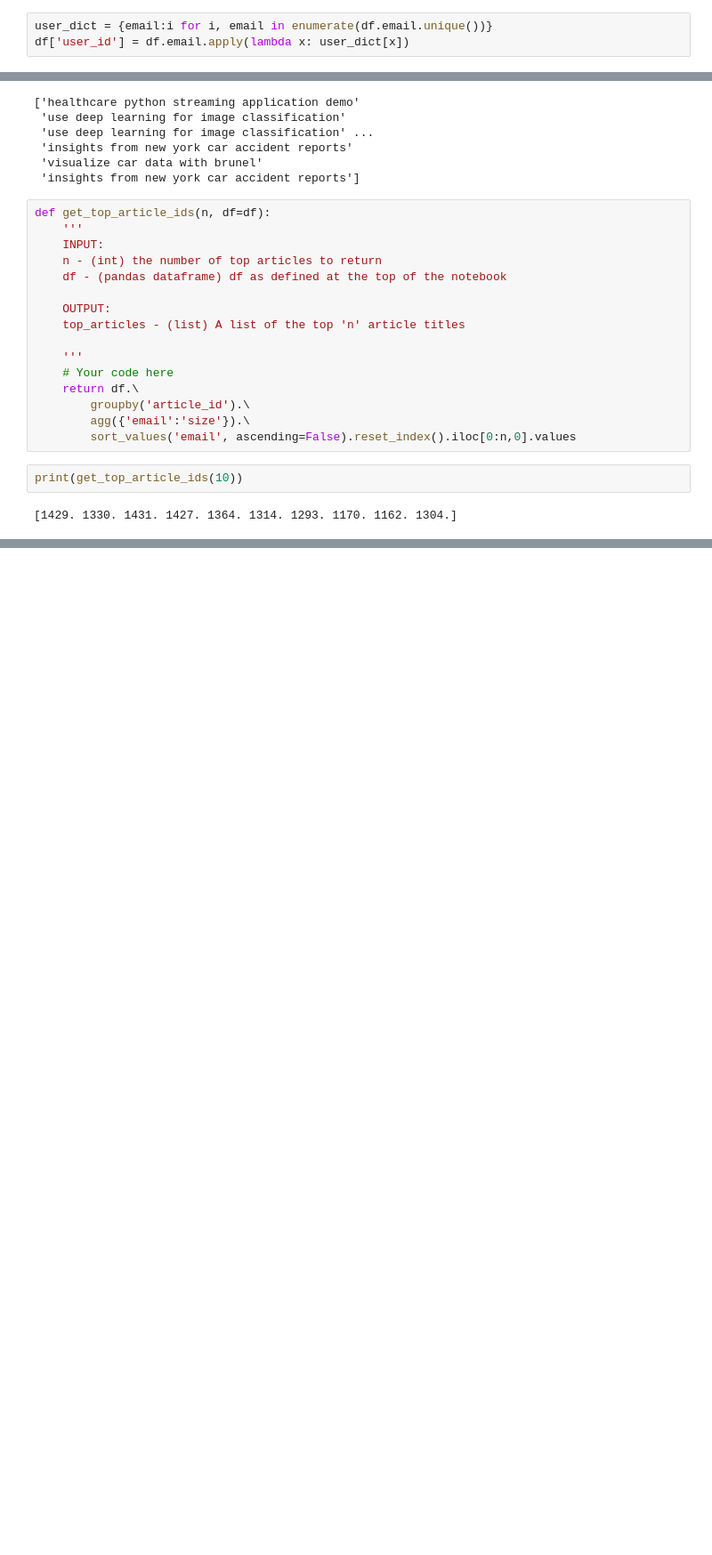
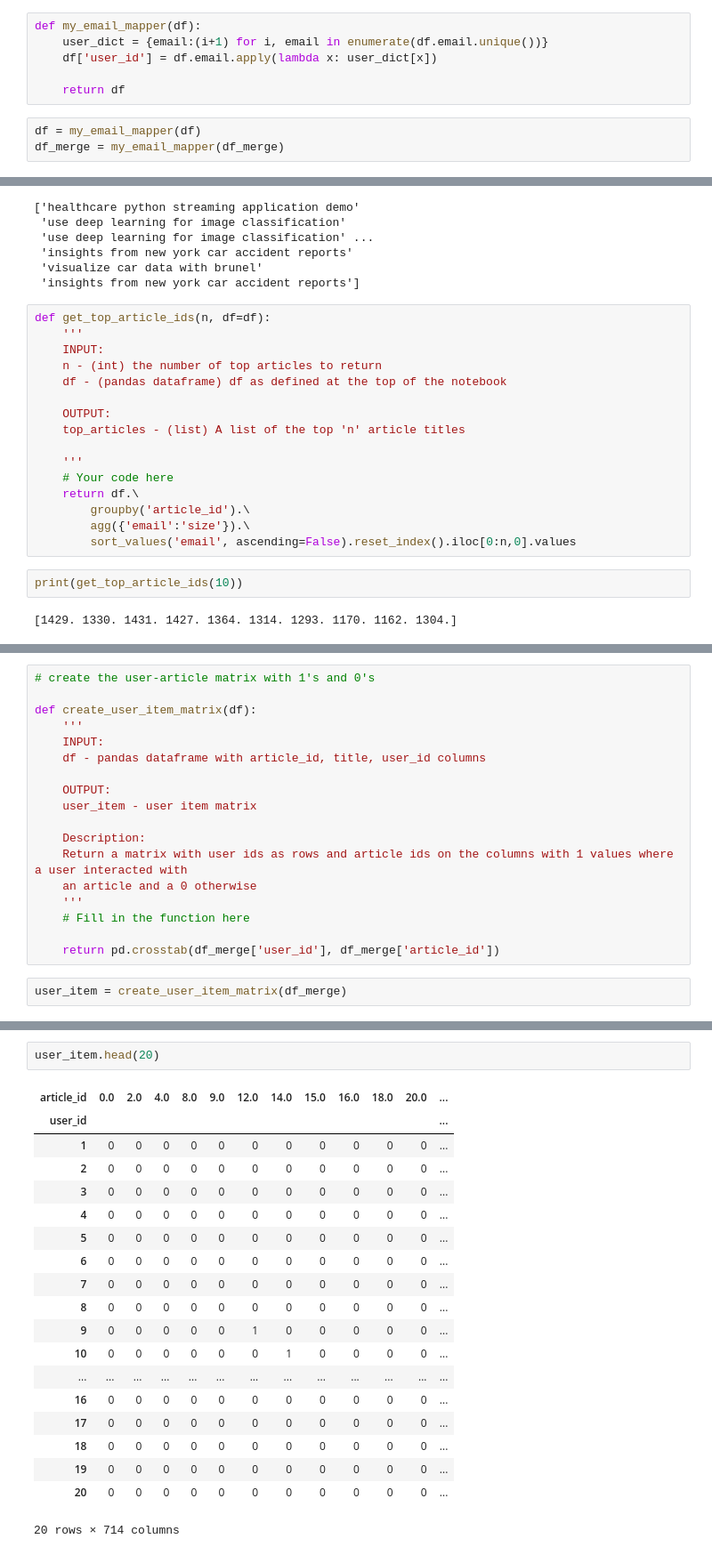
Before and after one commit to bvcmartins/recommendations_IBM, a Jupyter notebook: recommendations.ipynb, the cells around one changed output, grey strips where cells are left out. Shown at 89% size. Cells and saved outputs as stored; diff of their text form; blank space fills up the shorter version.

```diff
--- a/recommendations.ipynb
+++ b/recommendations.ipynb
@@ -282,3 +309,9 @@ df_merge.head()
 # %%
-user_dict = {email:i for i, email in enumerate(df.email.unique())}
-df['user_id'] = df.email.apply(lambda x: user_dict[x])
+def my_email_mapper(df):
+    user_dict = {email:(i+1) for i, email in enumerate(df.email.unique())}
+    df['user_id'] = df.email.apply(lambda x: user_dict[x])
+
+    return df
+# %%
+df = my_email_mapper(df)
+df_merge = my_email_mapper(df_merge)
@@ -357,0 +451,20 @@ print(get_top_article_ids(10))
+# %%
+# create the user-article matrix with 1's and 0's
+
+def create_user_item_matrix(df):
+    '''
+    INPUT:
+    df - pandas dataframe with article_id, title, user_id columns
+
+    OUTPUT:
+    user_item - user item matrix
+
+    Description:
+    Return a matrix with user ids as rows and article ids on the columns with 1 values where a user interacted with
+    an article and a 0 otherwise
+    '''
+    # Fill in the function here
+
+    return pd.crosstab(df_merge['user_id'], df_merge['article_id'])
+# %%
+user_item = create_user_item_matrix(df_merge)
@@ -357,0 +482,22 @@ print(get_top_article_ids(10))
+# %%
+user_item.head(20)
+# %% [output]
+| article_id | 0.0 | 2.0 | 4.0 | 8.0 | 9.0 | 12.0 | 14.0 | 15.0 | 16.0 | 18.0 | 20.0 | ... |
+| user_id |  |  |  |  |  |  |  |  |  |  |  | ... |
+| 1 | 0 | 0 | 0 | 0 | 0 | 0 | 0 | 0 | 0 | 0 | 0 | ... |
+| 2 | 0 | 0 | 0 | 0 | 0 | 0 | 0 | 0 | 0 | 0 | 0 | ... |
+| 3 | 0 | 0 | 0 | 0 | 0 | 0 | 0 | 0 | 0 | 0 | 0 | ... |
+| 4 | 0 | 0 | 0 | 0 | 0 | 0 | 0 | 0 | 0 | 0 | 0 | ... |
+| 5 | 0 | 0 | 0 | 0 | 0 | 0 | 0 | 0 | 0 | 0 | 0 | ... |
+| 6 | 0 | 0 | 0 | 0 | 0 | 0 | 0 | 0 | 0 | 0 | 0 | ... |
+| 7 | 0 | 0 | 0 | 0 | 0 | 0 | 0 | 0 | 0 | 0 | 0 | ... |
+| 8 | 0 | 0 | 0 | 0 | 0 | 0 | 0 | 0 | 0 | 0 | 0 | ... |
+| 9 | 0 | 0 | 0 | 0 | 0 | 1 | 0 | 0 | 0 | 0 | 0 | ... |
+| 10 | 0 | 0 | 0 | 0 | 0 | 0 | 1 | 0 | 0 | 0 | 0 | ... |
+| ... | ... | ... | ... | ... | ... | ... | ... | ... | ... | ... | ... | ... |
+| 16 | 0 | 0 | 0 | 0 | 0 | 0 | 0 | 0 | 0 | 0 | 0 | ... |
+| 17 | 0 | 0 | 0 | 0 | 0 | 0 | 0 | 0 | 0 | 0 | 0 | ... |
+| 18 | 0 | 0 | 0 | 0 | 0 | 0 | 0 | 0 | 0 | 0 | 0 | ... |
+| 19 | 0 | 0 | 0 | 0 | 0 | 0 | 0 | 0 | 0 | 0 | 0 | ... |
+| 20 | 0 | 0 | 0 | 0 | 0 | 0 | 0 | 0 | 0 | 0 | 0 | ... |
+20 rows × 714 columns
```
Also changed, not shown: parts of 27 cells of this notebook, 3 other files.
